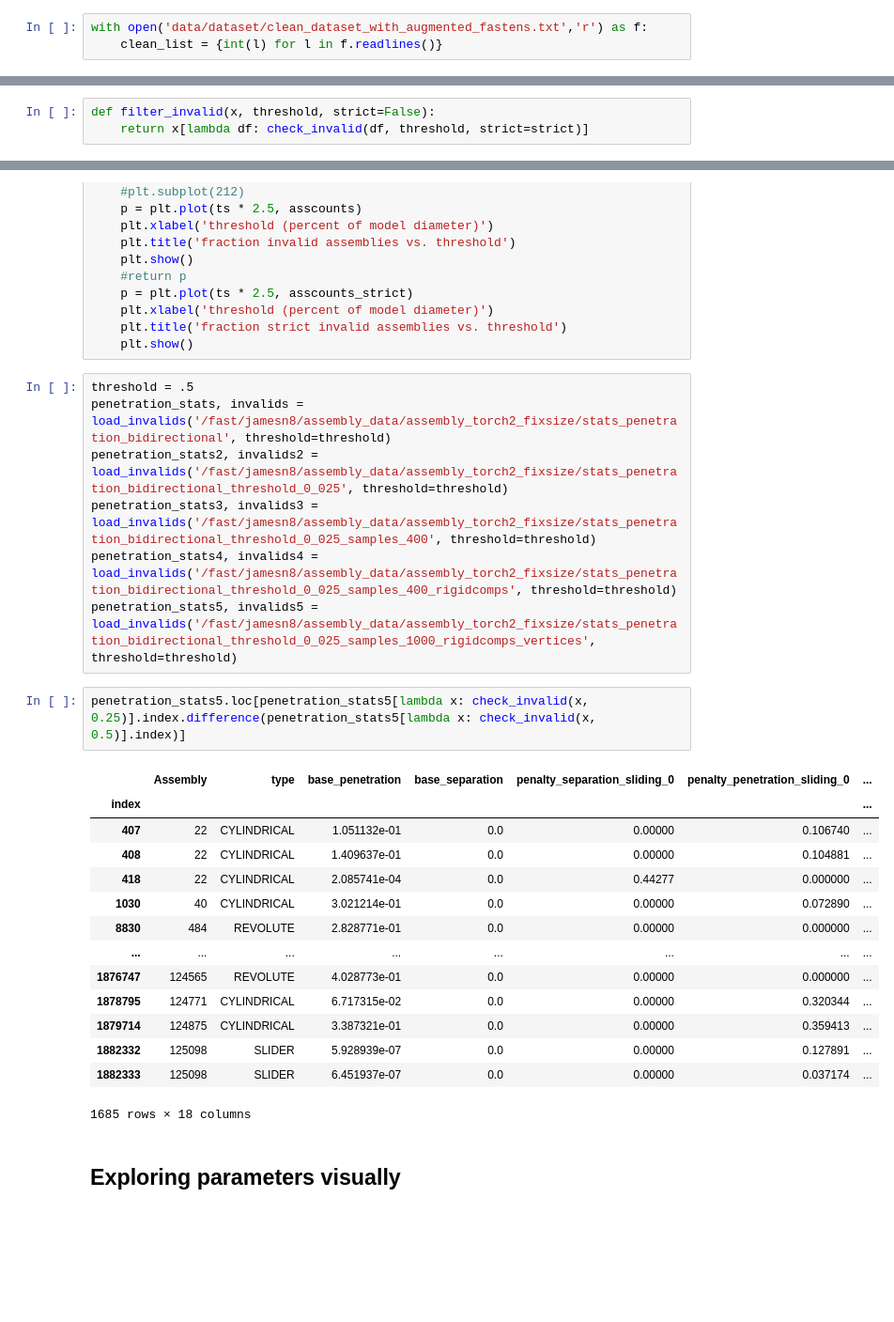
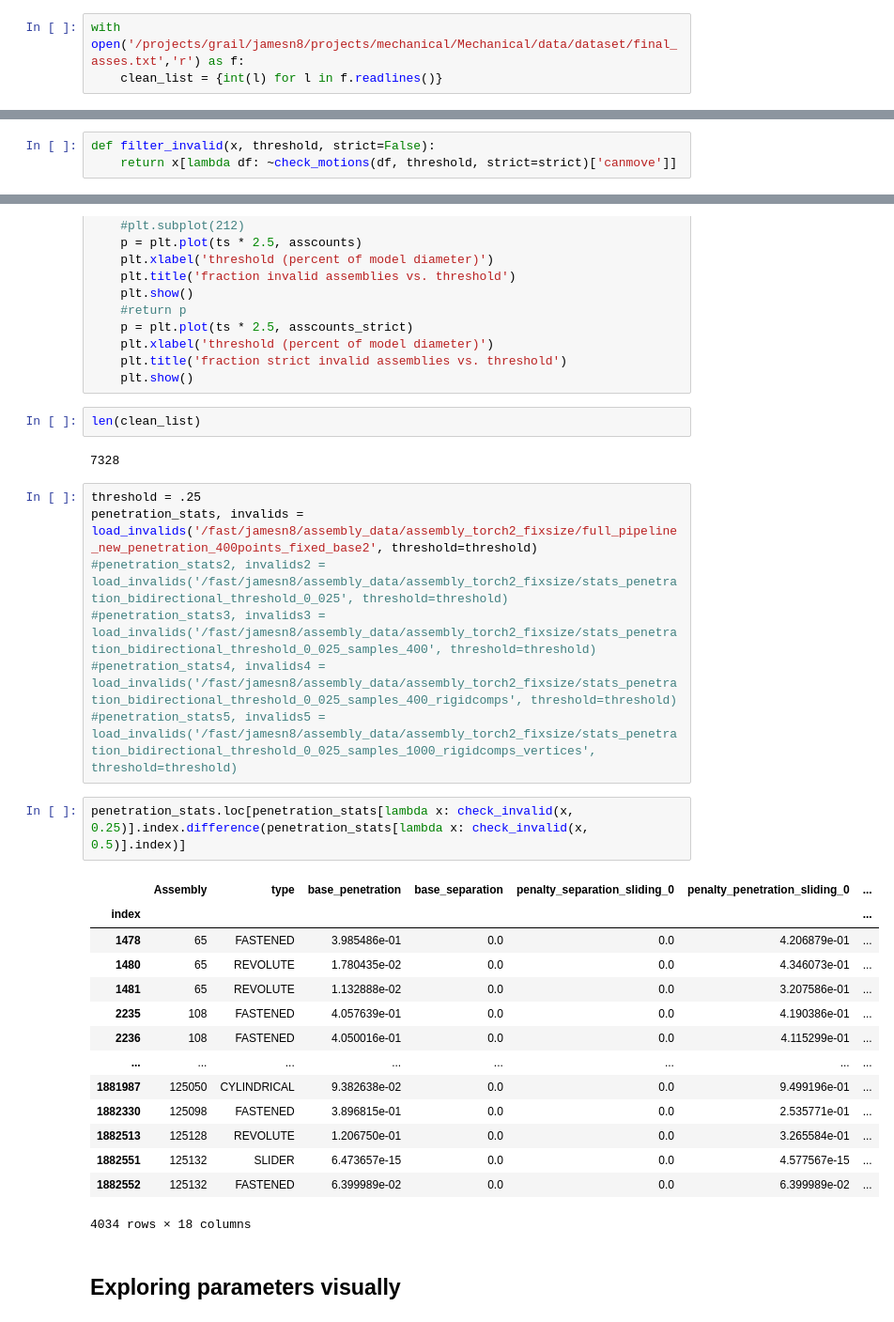
Before and after one commit to ShnitzelKiller/Mechanical, a Jupyter notebook: Penetration.ipynb, the cells around one changed output, grey strips where cells are left out. Shown at 94% size. Saved outputs shown, nothing was run; the diff lists cells and outputs as text; blank space fills up the shorter version.

```diff
--- a/Penetration.ipynb
+++ b/Penetration.ipynb
@@ -210,7 +208,7 @@ from mechanical.utils import load_concatenated
 # %%
 import matplotlib.pyplot as plt
 # %%
-with open('data/dataset/clean_dataset_with_augmented_fastens.txt','r') as f:
+with open('/projects/grail/jamesn8/projects/mechanical/Mechanical/data/dataset/final_asses.txt','r') as f:
     clean_list = {int(l) for l in f.readlines()}
 # %%
 def check_invalid(x, threshold, strict=False):
@@ -222,7 +220,7 @@ def check_invalid(x, threshold, strict=False):
                 | (x['min_penalty_sliding'] > threshold) | (x['min_penalty_rotating'] > threshold)
 # %%
 def filter_invalid(x, threshold, strict=False):
-    return x[lambda df: check_invalid(df, threshold, strict=strict)]
+    return x[lambda df: ~check_motions(df, threshold, strict=strict)['canmove']]
 # %%
 def load_invalids(path, threshold=0.5, incremental=False, subset=None):
     if incremental:
@@ -291,30 +289,34 @@ def plot_invalid(stats, t0, tf, N):
     plt.xlabel('threshold (percent of model diameter)')
     plt.title('fraction strict invalid assemblies vs. threshold')
     plt.show()
+# %%
+len(clean_list)
+# %% [output]
+7328
 # %%
-threshold = .5
-penetration_stats, invalids = load_invalids('/fast/jamesn8/assembly_data/assembly_torch2_fixsize/stats_penetration_bidirectional', threshold=threshold)
-penetration_stats2, invalids2 = load_invalids('/fast/jamesn8/assembly_data/assembly_torch2_fixsize/stats_penetration_bidirectional_threshold_0_025', threshold=threshold)
-penetration_stats3, invalids3 = load_invalids('/fast/jamesn8/assembly_data/assembly_torch2_fixsize/stats_penetration_bidirectional_threshold_0_025_samples_400', threshold=threshold)
-penetration_stats4, invalids4 = load_invalids('/fast/jamesn8/assembly_data/assembly_torch2_fixsize/stats_penetration_bidirectional_threshold_0_025_samples_400_rigidcomps', threshold=threshold)
-penetration_stats5, invalids5 = load_invalids('/fast/jamesn8/assembly_data/assembly_torch2_fixsize/stats_penetration_bidirectional_threshold_0_025_samples_1000_rigidcomps_vertices', threshold=threshold)
+threshold = .25
+penetration_stats, invalids = load_invalids('/fast/jamesn8/assembly_data/assembly_torch2_fixsize/full_pipeline_new_penetration_400points_fixed_base2', threshold=threshold)
+#penetration_stats2, invalids2 = load_invalids('/fast/jamesn8/assembly_data/assembly_torch2_fixsize/stats_penetration_bidirectional_threshold_0_025', threshold=threshold)
+#penetration_stats3, invalids3 = load_invalids('/fast/jamesn8/assembly_data/assembly_torch2_fixsize/stats_penetration_bidirectional_threshold_0_025_samples_400', threshold=threshold)
+#penetration_stats4, invalids4 = load_invalids('/fast/jamesn8/assembly_data/assembly_torch2_fixsize/stats_penetration_bidirectional_threshold_0_025_samples_400_rigidcomps', threshold=threshold)
+#penetration_stats5, invalids5 = load_invalids('/fast/jamesn8/assembly_data/assembly_torch2_fixsize/stats_penetration_bidirectional_threshold_0_025_samples_1000_rigidcomps_vertices', threshold=threshold)
 # %%
-penetration_stats5.loc[penetration_stats5[lambda x: check_invalid(x, 0.25)].index.difference(penetration_stats5[lambda x: check_invalid(x, 0.5)].index)]
+penetration_stats.loc[penetration_stats[lambda x: check_invalid(x, 0.25)].index.difference(penetration_stats[lambda x: check_invalid(x, 0.5)].index)]
 # %% [output]
 |  | Assembly | type | base_penetration | base_separation | penalty_separation_sliding_0 | penalty_penetration_sliding_0 | ... |
 | index |  |  |  |  |  |  | ... |
-| 407 | 22 | CYLINDRICAL | 1.051132e-01 | 0.0 | 0.00000 | 0.106740 | ... |
-| 408 | 22 | CYLINDRICAL | 1.409637e-01 | 0.0 | 0.00000 | 0.104881 | ... |
-| 418 | 22 | CYLINDRICAL | 2.085741e-04 | 0.0 | 0.44277 | 0.000000 | ... |
-| 1030 | 40 | CYLINDRICAL | 3.021214e-01 | 0.0 | 0.00000 | 0.072890 | ... |
-| 8830 | 484 | REVOLUTE | 2.828771e-01 | 0.0 | 0.00000 | 0.000000 | ... |
+| 1478 | 65 | FASTENED | 3.985486e-01 | 0.0 | 0.0 | 4.206879e-01 | ... |
+| 1480 | 65 | REVOLUTE | 1.780435e-02 | 0.0 | 0.0 | 4.346073e-01 | ... |
+| 1481 | 65 | REVOLUTE | 1.132888e-02 | 0.0 | 0.0 | 3.207586e-01 | ... |
+| 2235 | 108 | FASTENED | 4.057639e-01 | 0.0 | 0.0 | 4.190386e-01 | ... |
+| 2236 | 108 | FASTENED | 4.050016e-01 | 0.0 | 0.0 | 4.115299e-01 | ... |
 | ... | ... | ... | ... | ... | ... | ... | ... |
-| 1876747 | 124565 | REVOLUTE | 4.028773e-01 | 0.0 | 0.00000 | 0.000000 | ... |
-| 1878795 | 124771 | CYLINDRICAL | 6.717315e-02 | 0.0 | 0.00000 | 0.320344 | ... |
-| 1879714 | 124875 | CYLINDRICAL | 3.387321e-01 | 0.0 | 0.00000 | 0.359413 | ... |
-| 1882332 | 125098 | SLIDER | 5.928939e-07 | 0.0 | 0.00000 | 0.127891 | ... |
-| 1882333 | 125098 | SLIDER | 6.451937e-07 | 0.0 | 0.00000 | 0.037174 | ... |
+| 1881987 | 125050 | CYLINDRICAL | 9.382638e-02 | 0.0 | 0.0 | 9.499196e-01 | ... |
+| 1882330 | 125098 | FASTENED | 3.896815e-01 | 0.0 | 0.0 | 2.535771e-01 | ... |
+| 1882513 | 125128 | REVOLUTE | 1.206750e-01 | 0.0 | 0.0 | 3.265584e-01 | ... |
+| 1882551 | 125132 | SLIDER | 6.473657e-15 | 0.0 | 0.0 | 4.577567e-15 | ... |
+| 1882552 | 125132 | FASTENED | 6.399989e-02 | 0.0 | 0.0 | 6.399989e-02 | ... |
-1685 rows × 18 columns
+4034 rows × 18 columns
 # %% [markdown]
 ## Exploring parameters visually
 # %%
```
Also changed, not shown: parts of 58 cells of this notebook, 7 other files.
